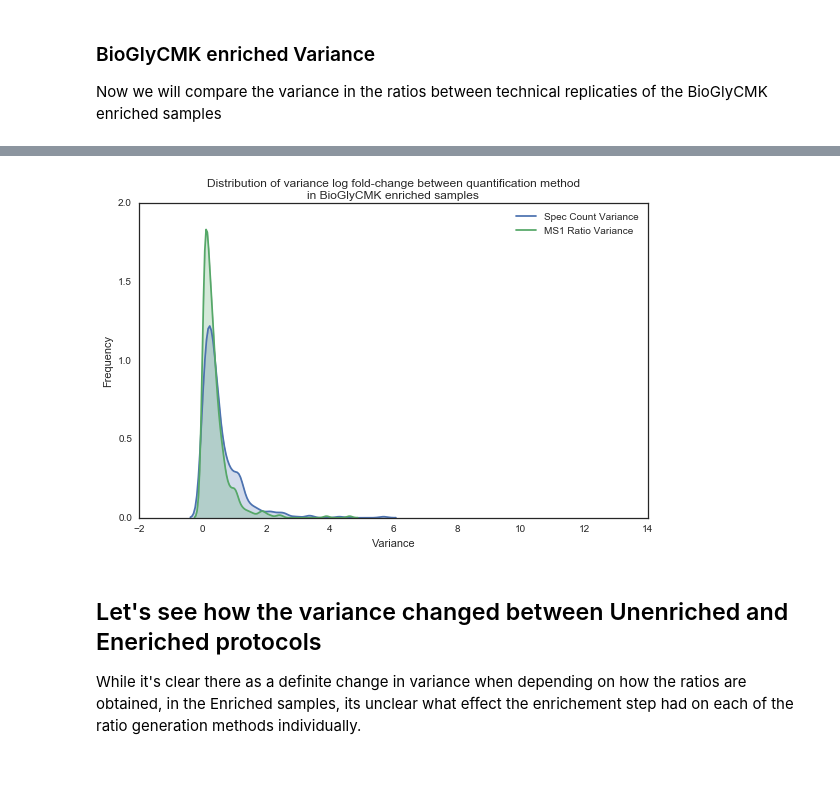
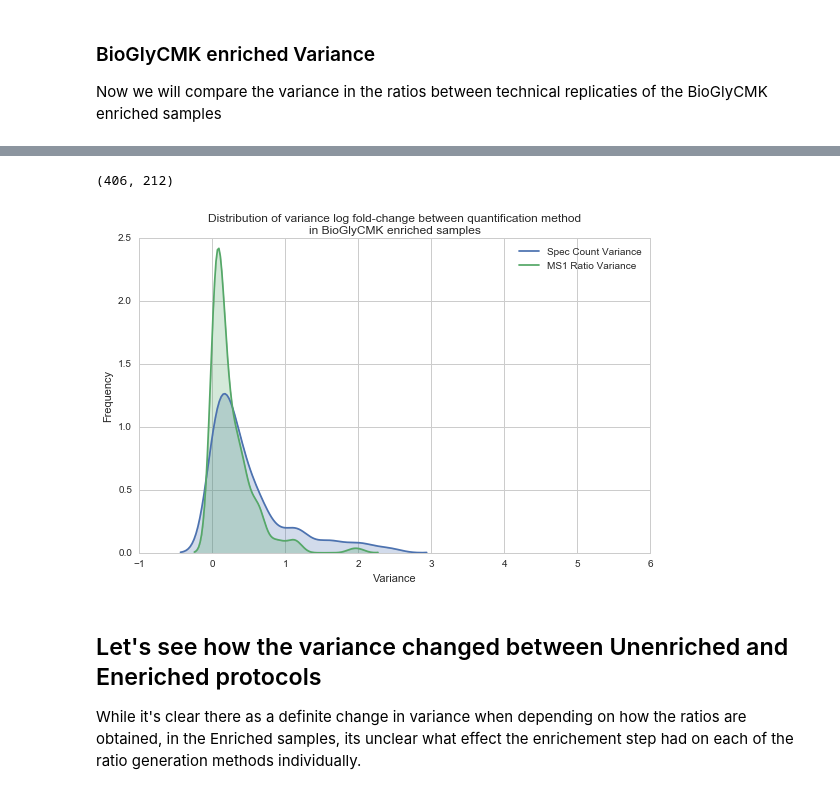
Before and after one commit to mmayers12/n15_mice, a Jupyter notebook: ipynbs/Ratios---SpecCount-Based-vs-MS1-Spectra-Based.ipynb, the cells around one changed output, grey strips where cells are left out. Drawn from its saved outputs; the diff is of its cells as text; code cells hidden in the pictures.

```diff
--- a/ipynbs/Ratios---SpecCount-Based-vs-MS1-Spectra-Based.ipynb
+++ b/ipynbs/Ratios---SpecCount-Based-vs-MS1-Spectra-Based.ipynb
@@ -23,7 +23,7 @@ from scripts import utils
 BASE = '../data'
 
 metadata = pd.read_csv(os.path.join(BASE,"filt_metadata.csv"), index_col=0)
-grouped_loci = utils.load(os.path.join(BASE, 'grouped_loci.pkl.gz'))
+grouped_loci = utils.load(os.path.join(BASE, 'grouped_loci_filt1.pkl.gz'))
 # %% [markdown]
 Use metadata to ensure the sample labels produce correct pairing
 # %%
@@ -403,0 +402,12 @@ plt.title("Distribution of variance log fold-change between quantification metho
+# %%
+# Peptides with low counts are going to be defined as those with fewer that 5 counts in both an N14 and N15 pair
+# Althought these have very low counts, they may be quantifiable by MS1 ratio, which could potentailly have greater
+# accuracy
+
+low_peps = set()
+for pair in pairs:
+    low_peps.update(set(peptides_corr.replace(0, np.nan)
+                            .loc[pair, pd.IndexSlice[:, 'counts']]
+                            .T.query('{} <= 5 and {} <= 5'.format(pair[0], pair[1]))
+                            .dropna()
+                            .reset_index()['level_0']))
@@ -447,0 +476,10 @@ plt.title('Vairance Comparsion: Count Ratios vs MS1 Ratios\nBioGlyCMK Probe Enri
+# %%
+sns.set_style('whitegrid')
+bins = np.arange(-1, 6, .25)
+sns.kdeplot(var_filt1['count_var'].dropna(), shade = True, label = 'Spec Count Variance')
+sns.kdeplot(var_filt1['ratio_var'].dropna(), shade = True, label = 'MS1 Ratio Variance')
+plt.xlabel('Variance')
+plt.ylabel('Frequency')
+plt.xlim([-1, 6])
+plt.legend()
+plt.title("Distribution of variance log fold-change between quantification method\nin BioGlyCMK enriched samples");
@@ -448,13 +488,17 @@ plt.title('Vairance Comparsion: Count Ratios vs MS1 Ratios\nBioGlyCMK Probe Enri
+# %%
+var_filt1.shape[0], var_filt1.loc[low_peps].dropna().shape[0]
+# %% [output]
+(406, 212)
 # %%
-sns.set_style('white')
-sns.kdeplot(var_filt1['count_var'], shade = True, label = 'Spec Count Variance')
-sns.kdeplot(var_filt1['ratio_var'], shade = True, label = 'MS1 Ratio Variance')
+sns.set_style('whitegrid')
+sns.kdeplot(var_filt1.loc[low_peps]['count_var'].dropna(), shade = True, label = 'Spec Count Variance')
+sns.kdeplot(var_filt1.loc[low_peps]['ratio_var'].dropna(), shade = True, label = 'MS1 Ratio Variance')
 plt.xlabel('Variance')
 plt.ylabel('Frequency')
-plt.xlim([-2, 14])
+plt.xlim([-1, 6])
 plt.title("Distribution of variance log fold-change between quantification method\nin BioGlyCMK enriched samples");
 # %% [output]
-[figure, old version]
+[figure, new version]
 # %% [markdown]
 ## Let's see how the variance changed between Unenriched and Eneriched protocols
 
```
Also changed, not shown: parts of 53 cells of this notebook, 6 other files.
